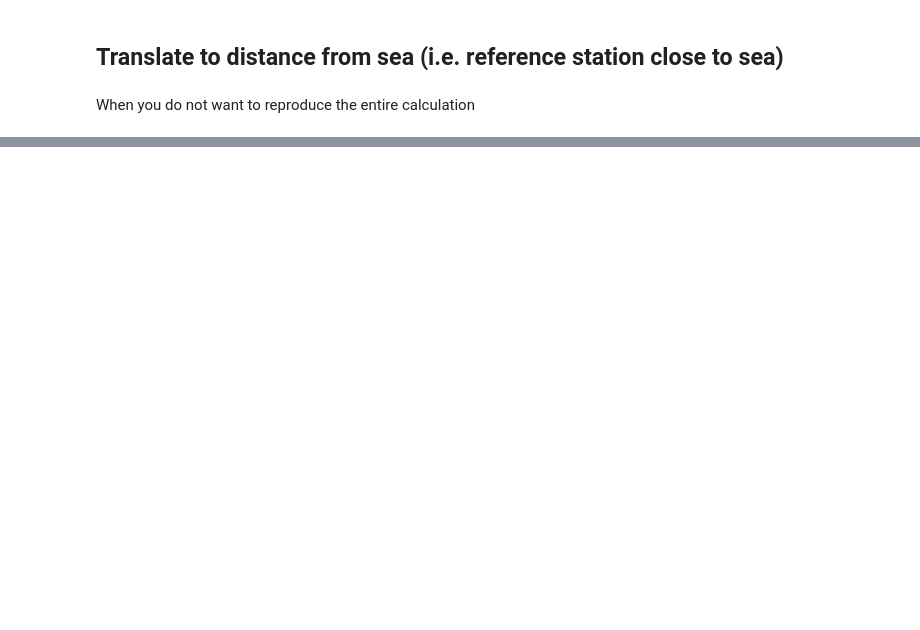
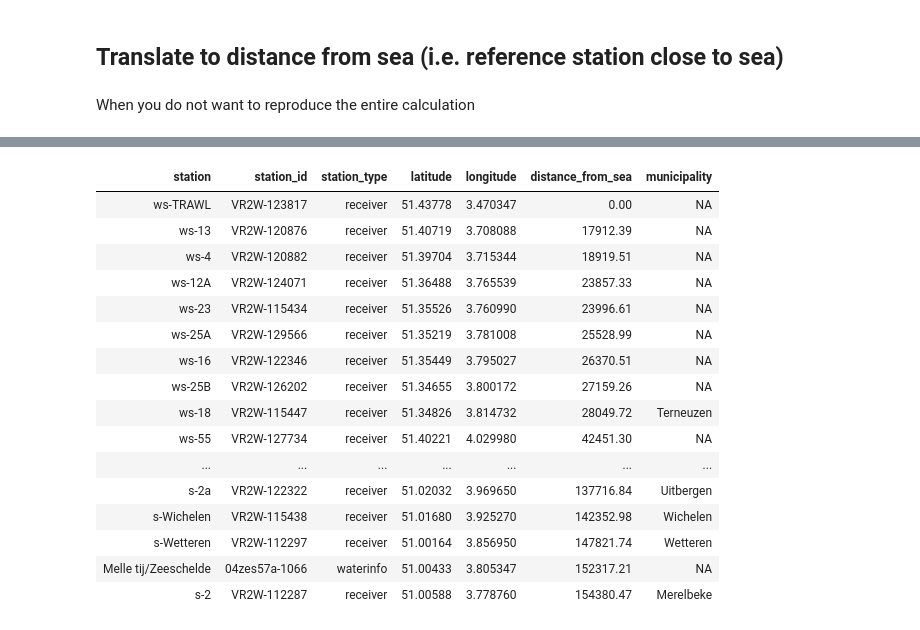
Before and after one commit to stijnvanhoey/waterinfo-tidal-eel, a Jupyter notebook: src/stations_distances.ipynb, the cells around one changed output, grey strips where cells are left out. Cells and saved outputs as stored; diff of their text form; code cells hidden in the pictures; blank space fills up the shorter version.

Commit message:
Recalculate distance from sea notebook

```diff
--- a/src/stations_distances.ipynb
+++ b/src/stations_distances.ipynb
@@ -136,2 +190,0 @@ Fix on station s-4c **TOFIX!**
-# %%
-cst_dst_frame <- cst_dst_frame[, -33]
@@ -138,8 +201,9 @@ cst_dst_frame <- cst_dst_frame[, -33]
 # %%
-cst_dst_frame %>%
+distance_from_reference <- cst_dst_frame %>%
     rownames_to_column("STATION") %>%
-    filter(STATION == "ws-DL7") %>%
-    gather(key = "station", value = "distance_to_refence_station", -STATION) %>%
+    filter(STATION == "ws-TRAWL") %>%
+    gather(key = "station", value = "distance_from_sea", -STATION) %>%
     rename(reference_station = STATION) %>%
-    arrange(distance_to_refence_station) %>%
-    inner_join(stations, by = c("station" = "station_name")) -> distance_from_reference
+    arrange(distance_from_sea) %>%
+    inner_join(stations, by = c("station" = "station_name")) %>%
+    dplyr::select(station, station_id, station_type, latitude, longitude, distance_from_sea)
@@ -145,0 +226,11 @@ cst_dst_frame %>%
+# %%
+municipalities <- data.frame(
+    "station" = c("ws-18", "s-10a", "s-9a", "s-8", "s-6",
+                  "s-4b", "s-Vlassenbroek", "s-Dendermonde",
+                  "s-2a", "s-Wichelen", "s-Wetteren", "s-2"),
+    "municipality" = c("Terneuzen", "Antwerpen", "Hoboken",
+                       "Hemiksem", "Temse", "Sint-Amands", "Vlassenbroek",
+                       "Dendermonde", "Uitbergen", "Wichelen",
+                       "Wetteren", "Merelbeke"),
+    stringsAsFactors=FALSE)
+municipalities
@@ -146 +251,24 @@ cst_dst_frame %>%
+# %%
+distance_from_sea <- distance_from_reference %>%
+    left_join(municipalities, by = "station")
+# %%
+distance_from_sea
+# %% [output]
+| station | station_id | station_type | latitude | longitude | distance_from_sea | municipality |
+| ws-TRAWL | VR2W-123817 | receiver | 51.43778 | 3.470347 | 0.00 | NA |
+| ws-13 | VR2W-120876 | receiver | 51.40719 | 3.708088 | 17912.39 | NA |
+| ws-4 | VR2W-120882 | receiver | 51.39704 | 3.715344 | 18919.51 | NA |
+| ws-12A | VR2W-124071 | receiver | 51.36488 | 3.765539 | 23857.33 | NA |
+| ws-23 | VR2W-115434 | receiver | 51.35526 | 3.760990 | 23996.61 | NA |
+| ws-25A | VR2W-129566 | receiver | 51.35219 | 3.781008 | 25528.99 | NA |
+| ws-16 | VR2W-122346 | receiver | 51.35449 | 3.795027 | 26370.51 | NA |
+| ws-25B | VR2W-126202 | receiver | 51.34655 | 3.800172 | 27159.26 | NA |
+| ws-18 | VR2W-115447 | receiver | 51.34826 | 3.814732 | 28049.72 | Terneuzen |
+| ws-55 | VR2W-127734 | receiver | 51.40221 | 4.029980 | 42451.30 | NA |
+| ... | ... | ... | ... | ... | ... | ... |
+| s-2a | VR2W-122322 | receiver | 51.02032 | 3.969650 | 137716.84 | Uitbergen |
+| s-Wichelen | VR2W-115438 | receiver | 51.01680 | 3.925270 | 142352.98 | Wichelen |
+| s-Wetteren | VR2W-112297 | receiver | 51.00164 | 3.856950 | 147821.74 | Wetteren |
+| Melle tij/Zeeschelde | 04zes57a-1066 | waterinfo | 51.00433 | 3.805347 | 152317.21 | NA |
+| s-2 | VR2W-112287 | receiver | 51.00588 | 3.778760 | 154380.47 | Merelbeke |
 # %%
```
Also changed, not shown: parts of 27 cells of this notebook.
